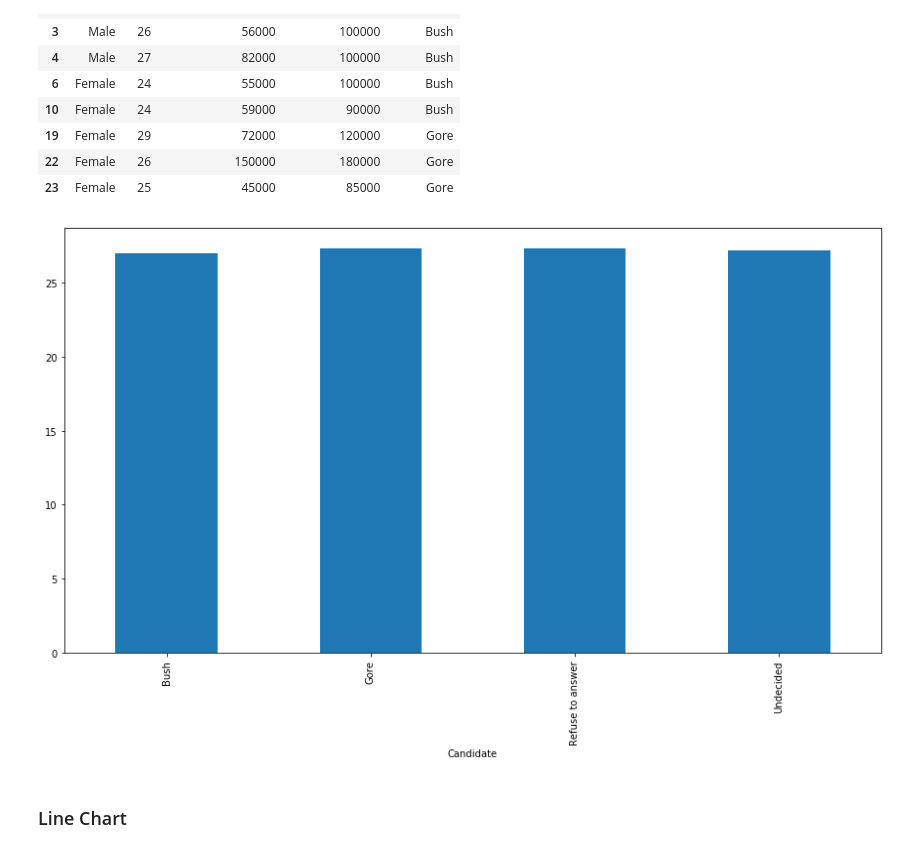
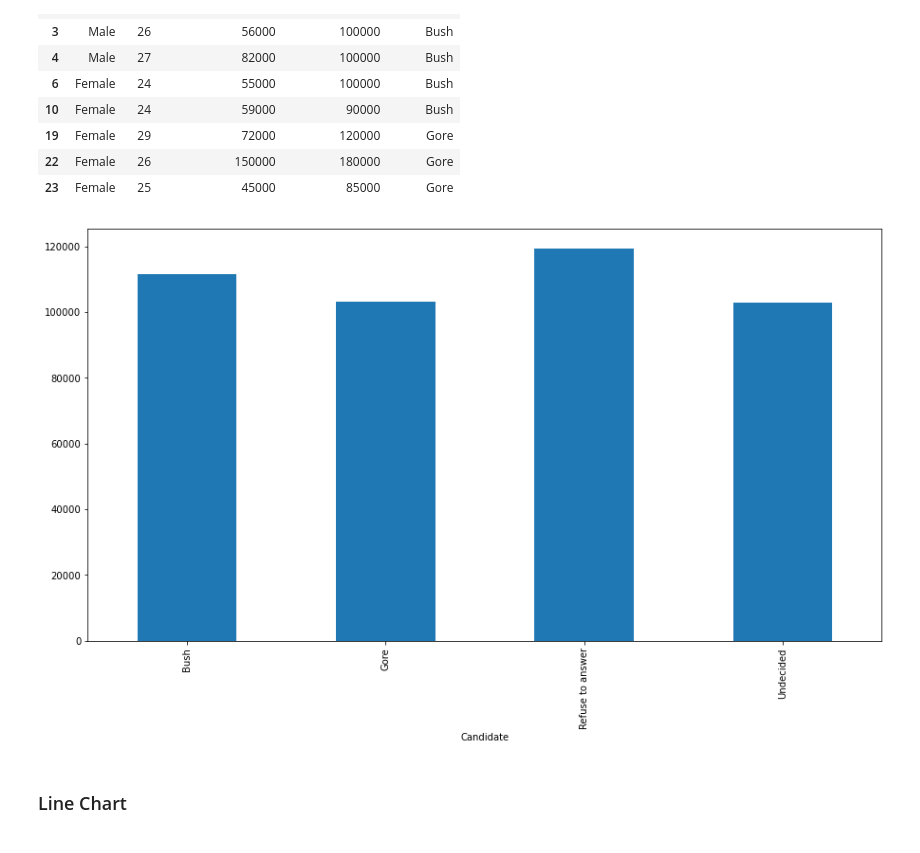
Before and after one commit to rsouza/Python_Course, a Jupyter notebook: Notebooks/16_Pandas_Descriptive_statistic.ipynb, the cells around one changed output. Cells and saved outputs as stored; diff of their text form; code cells hidden in the pictures.

```diff
--- a/Notebooks/16_Pandas_Descriptive_statistic.ipynb
+++ b/Notebooks/16_Pandas_Descriptive_statistic.ipynb
@@ -11,7 +11,7 @@ import seaborn as sns
 # %% [markdown]
 #### Reading Dataframe from Excel
 # %%
-dfvote = pd.read_excel(os.path.join('../Data','votesurvey.xls'))
+dfvote = pd.read_excel(os.path.join('../Data','CSV','votesurvey.xls'))
 # %% [markdown]
 #### First steps examining data
 # %%
@@ -128,14 +129,14 @@ dfvote.groupby('Gender').head()
 | 22 | Female | 26 | 150000 | 180000 | Gore |
 | 23 | Female | 25 | 45000 | 85000 | Gore |
 # %%
-var = dfvote.groupby('Candidate').Age.mean() #grouped sum of <randoms> at Gender level
+var = dfvote.groupby('Candidate')["Expected salary"].mean()
 fig = plt.figure(figsize=(15,8))
 ax1 = fig.add_subplot(1,1,1)
 
 
 var.plot(kind='bar');
 # %% [output]
-[figure, old version]
+[figure, new version]
 # %% [markdown]
 ### Line Chart
 # %%
```
Also changed, not shown: parts of 8 cells of this notebook, 1 other file.
